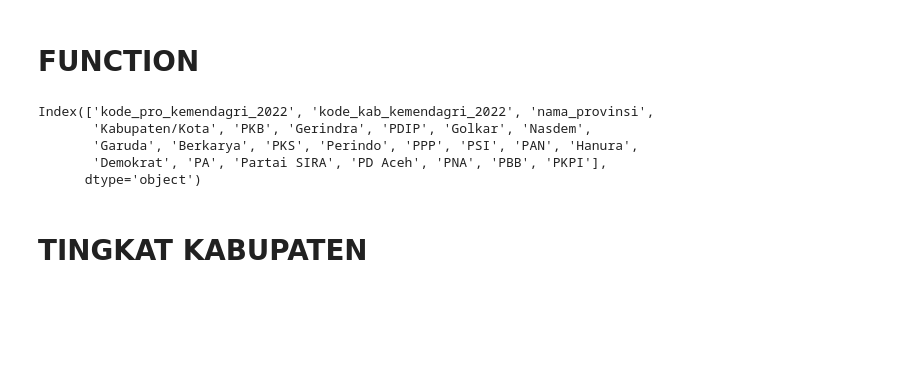
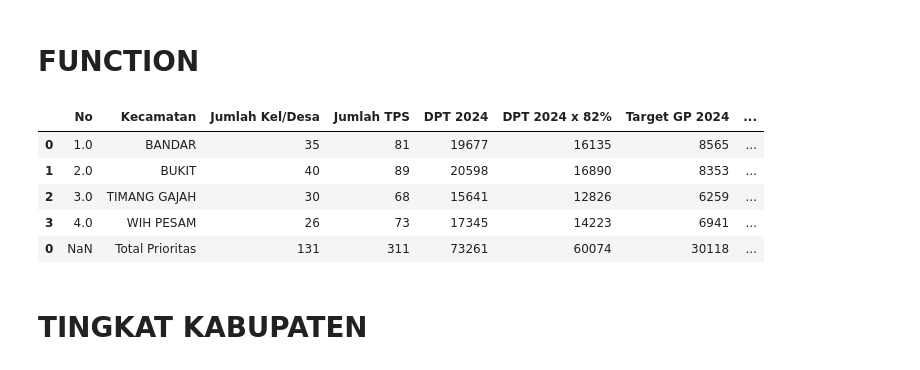
Before and after one commit to AgungPrawoto13/script_python, a Jupyter notebook: capture_data.ipynb, the cells around one changed output. Cells and saved outputs as stored; diff of their text form; code cells hidden in the pictures; blank space fills up the shorter version.

```diff
--- a/capture_data.ipynb
+++ b/capture_data.ipynb
@@ -91,11 +126,13 @@ styled_df
-# %%
-df_quadran.columns
-# %% [output]
-Index(['kode_pro_kemendagri_2022', 'kode_kab_kemendagri_2022', 'nama_provinsi',
-       'Kabupaten/Kota', 'PKB', 'Gerindra', 'PDIP', 'Golkar', 'Nasdem',
-       'Garuda', 'Berkarya', 'PKS', 'Perindo', 'PPP', 'PSI', 'PAN', 'Hanura',
-       'Demokrat', 'PA', 'Partai SIRA', 'PD Aceh', 'PNA', 'PBB', 'PKPI'],
-      dtype='object')
+# %%
+sss = total('Total Prioritas', move_column_prio)
+sss
+# %% [output]
+|  | No | Kecamatan | Jumlah Kel/Desa | Jumlah TPS | DPT 2024 | DPT 2024 x 82% | Target GP 2024 | ... |
+| 0 | 1.0 | BANDAR | 35 | 81 | 19677 | 16135 | 8565 | ... |
+| 1 | 2.0 | BUKIT | 40 | 89 | 20598 | 16890 | 8353 | ... |
+| 2 | 3.0 | TIMANG GAJAH | 30 | 68 | 15641 | 12826 | 6259 | ... |
+| 3 | 4.0 | WIH PESAM | 26 | 73 | 17345 | 14223 | 6941 | ... |
+| 0 | NaN | Total Prioritas | 131 | 311 | 73261 | 60074 | 30118 | ... |
 # %% [markdown]
 # TINGKAT KABUPATEN
 # %%
```
Also changed, not shown: parts of 14 cells of this notebook.
